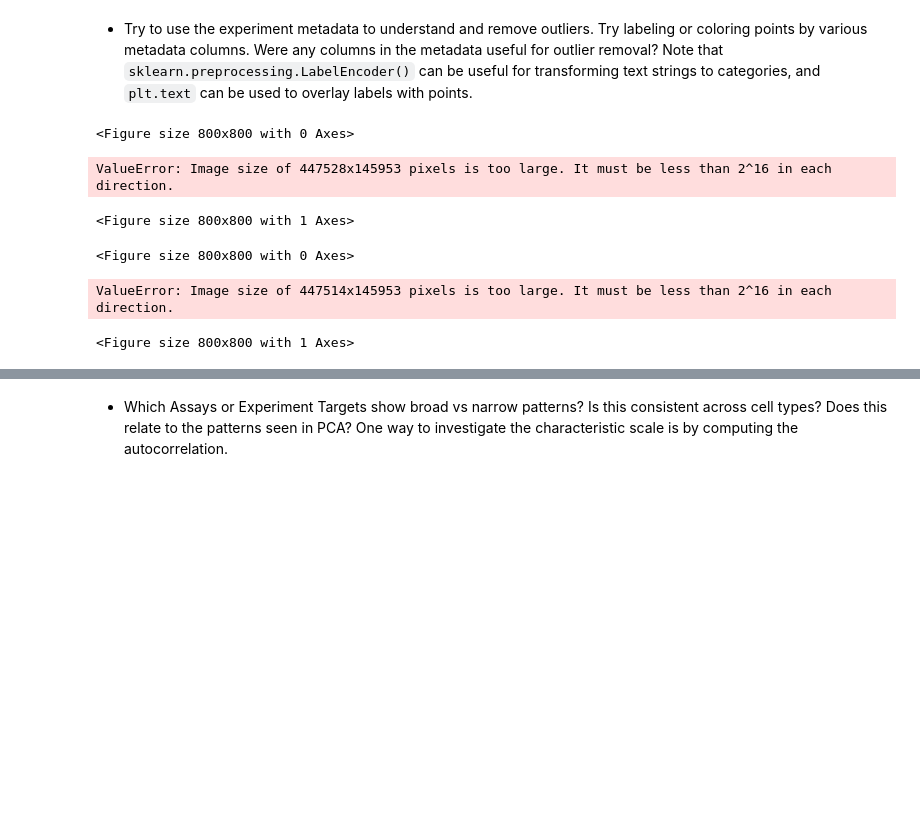
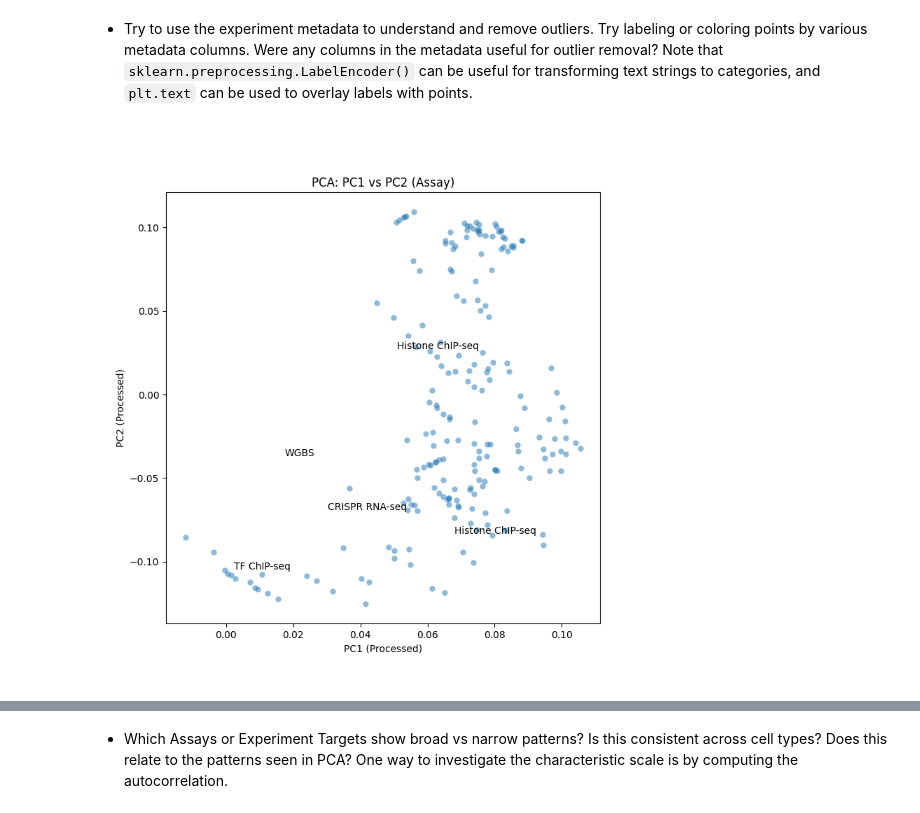
Before and after one commit to m4558/qbio577_fall2023, a Jupyter notebook: encode-bigwig-eda.ipynb, the cells around one changed output, grey strips where cells are left out. Drawn from its saved outputs; the diff is of its cells as text; code cells hidden in the pictures; blank space fills up the shorter version.

```diff
--- a/encode-bigwig-eda.ipynb
+++ b/encode-bigwig-eda.ipynb
@@ -104,41 +66,33 @@ plot_pca(pca=pca, figsize=(8, 6))
 # %% [markdown]
 - Try to use the experiment metadata to understand and remove outliers. Try labeling or coloring points by various metadata columns. Were any columns in the metadata useful for outlier removal? Note that `sklearn.preprocessing.LabelEncoder()` can be useful for transforming text strings to categories, and `plt.text` can be used to overlay labels with points.
 # %%
+%matplotlib inline
+
+data_for_pca = df.iloc[:, 3:]
+
+pca = PCA(n_components=2)
+
+principal_components = pca.fit_transform(data_for_pca)
+
 data_for_pca = df.iloc[:, 3:].copy()
 
 scaler = StandardScaler()
 data_for_pca = scaler.fit_transform(data_for_pca)
 
 pca_processed = PCA(n_components=2)
 principal_components_processed = pca_processed.fit_transform(data_for_pca)
 
 assay_labels = bigwig_metadata['Assay']
-plt.figure(figsize=(8, 8))
+#plt.figure(figsize=(8, 8))
 plot_pca(pca_processed)
 plt.xlabel('PC1 (Processed)')
 plt.ylabel('PC2 (Processed)')
 plt.title('PCA: PC1 vs PC2 (Assay)')
 
 for i, assay_label in enumerate(assay_labels):
     if i < len(data_for_pca):
         plt.text(principal_components_processed[i, 0], principal_components_processed[i, 1], assay_label, fontsize=10)
 
-biosample_labels = bigwig_metadata['Biosample term name']
-plt.figure(figsize=(8, 8))
-plot_pca(pca_processed)
-plt.xlabel('PC1 (Processed)')
-plt.ylabel('PC2 (Processed)')
-plt.title('PCA: PC1 vs PC2 (Biosample term name)')
-
-for i, biosample_label in enumerate(biosample_labels):
-    if i < len(data_for_pca):
-        plt.text(principal_components_processed[i, 0], principal_components_processed[i, 1], biosample_label, fontsize=10)
-
 plt.show()
 # %% [output]
-<Figure size 800x800 with 0 Axes>
-ValueError: Image size of 447528x145953 pixels is too large. It must be less than 2^16 in each direction.
-<Figure size 800x800 with 1 Axes>
-<Figure size 800x800 with 0 Axes>
-ValueError: Image size of 447514x145953 pixels is too large. It must be less than 2^16 in each direction.
-<Figure size 800x800 with 1 Axes>
+[figure, added]
```
Also changed, not shown: parts of 4 cells of this notebook.
